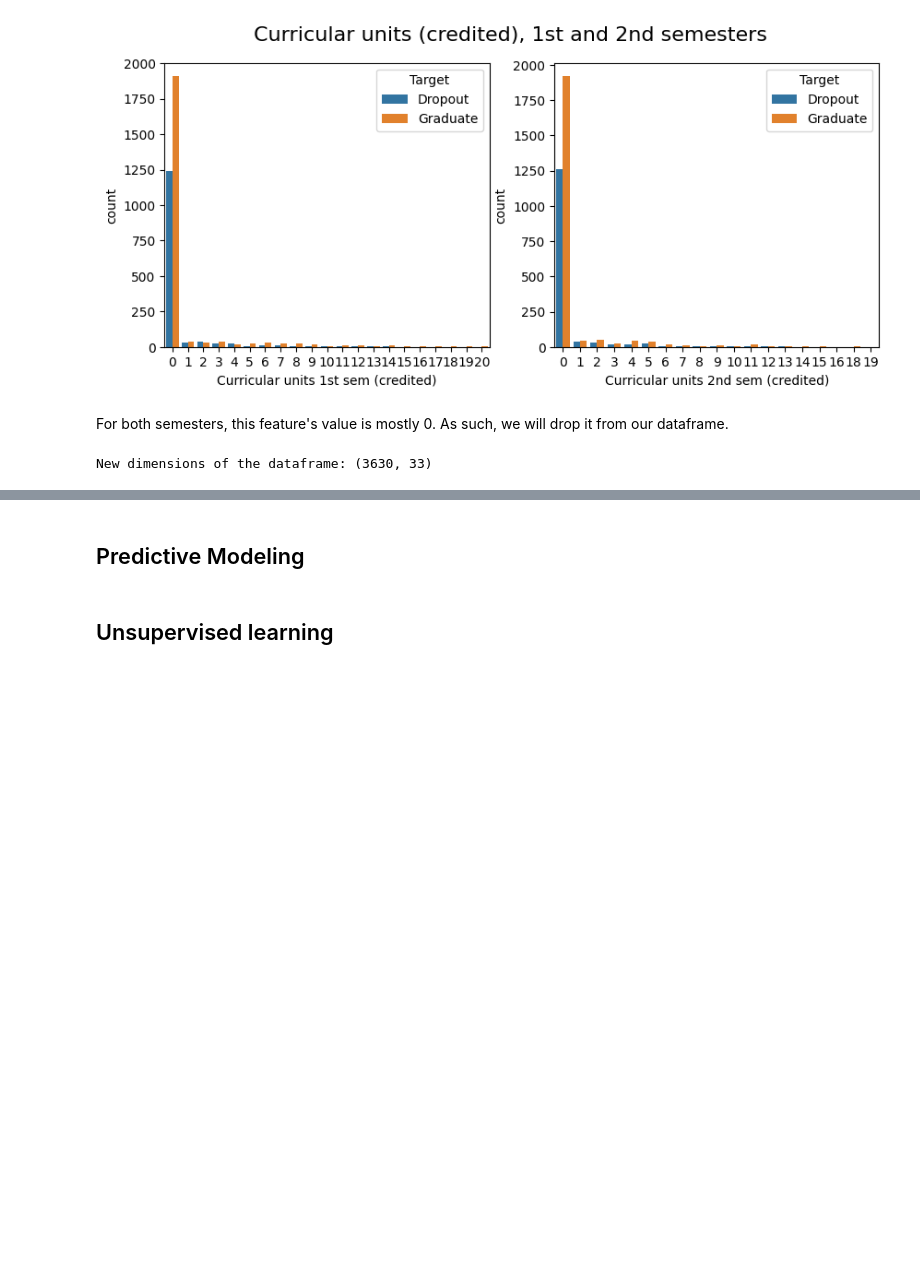
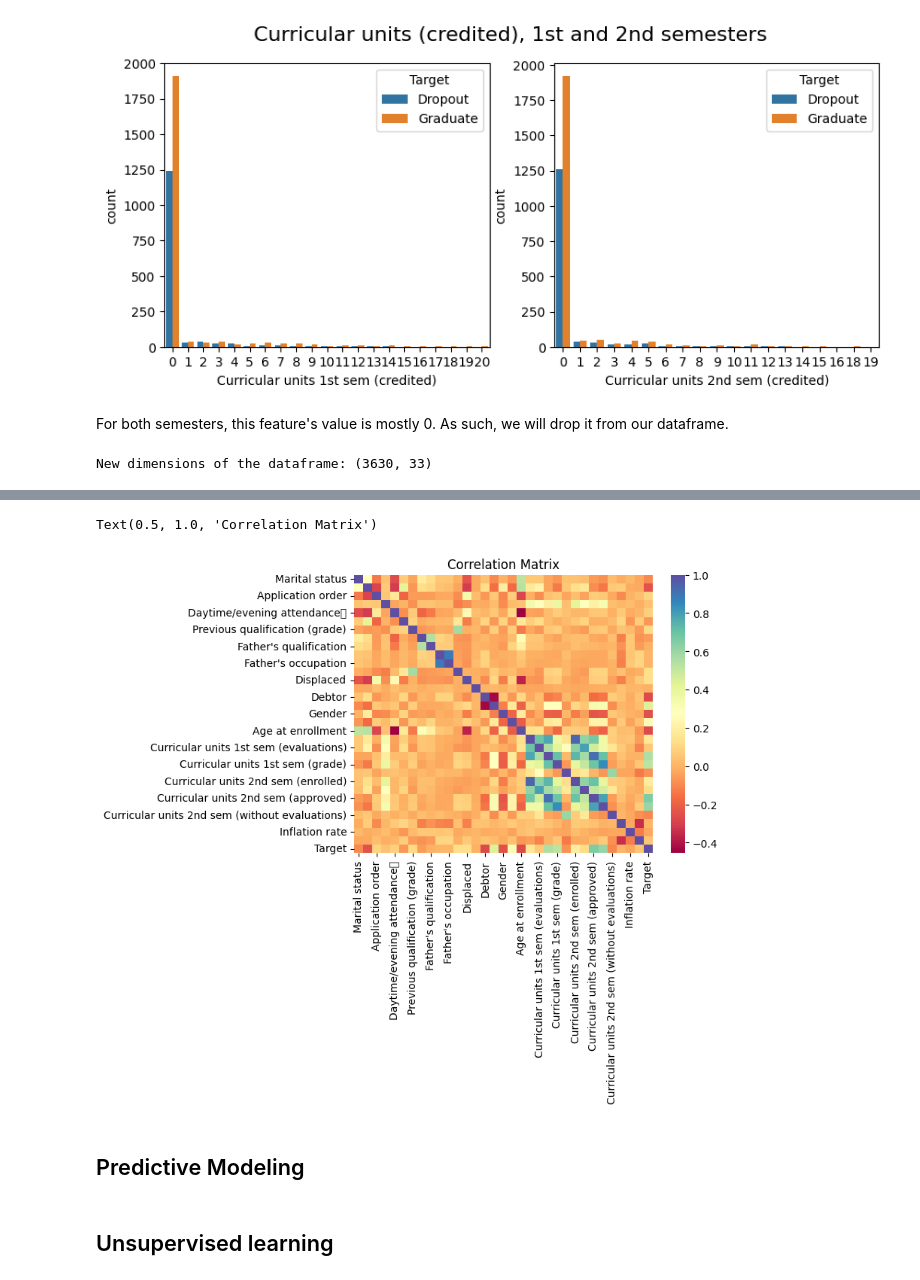
Before and after one commit to hiamoreena/DAT-401-Project-2, a Jupyter notebook: academic_success_dataset_json.ipynb, the cells around one changed output, grey strips where cells are left out. Cells and saved outputs as stored; diff of their text form; code cells hidden in the pictures; blank space fills up the shorter version.

```diff
--- a/academic_success_dataset_json.ipynb
+++ b/academic_success_dataset_json.ipynb
@@ -189,3 +202,9 @@ ValueError: could not convert string to float: 'Dropout'
+# %%
+sns.heatmap(df.corr(), cmap = "Spectral")
+plt.title("Correlation Matrix")
+# %% [output]
+Text(0.5, 1.0, 'Correlation Matrix')
+[figure, added]
 # %% [markdown]
 ## Predictive Modeling
 # %%
```
Also changed, not shown: parts of 19 cells of this notebook.
